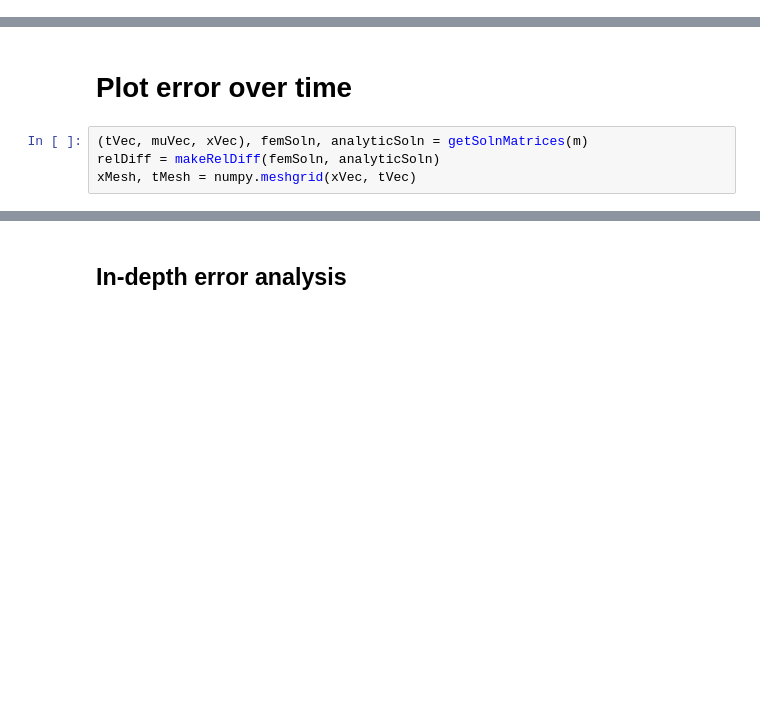
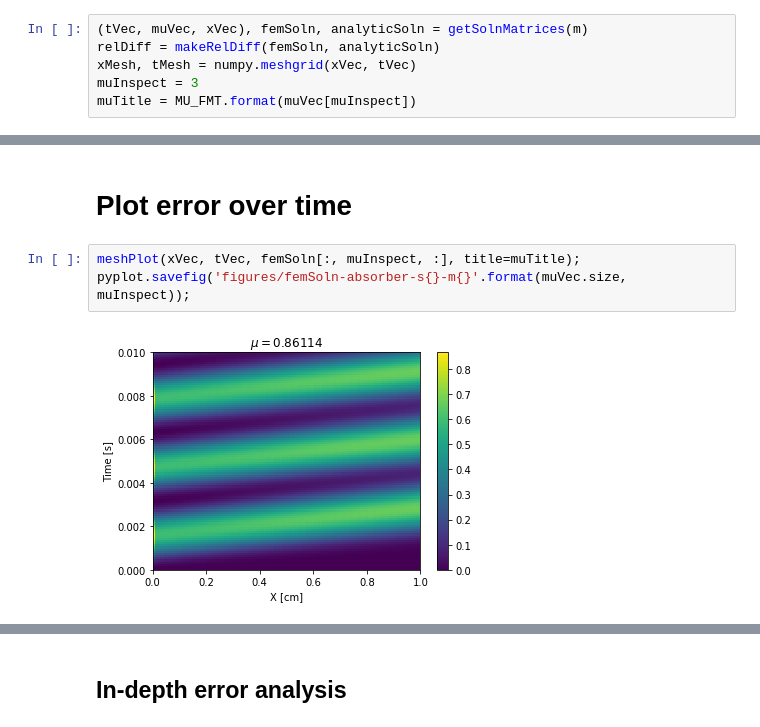
Before and after one commit to drewejohnson/fesnt, a Jupyter notebook: compare.ipynb, the cells around one changed output, grey strips where cells are left out. Drawn from its saved outputs; the diff is of its cells as text; blank space fills up the shorter version.

```diff
--- a/compare.ipynb
+++ b/compare.ipynb
@@ -60,0 +68,6 @@ def plotError(x, t, matrix, title=None, norm=None,
+# %%
+(tVec, muVec, xVec), femSoln, analyticSoln = getSolnMatrices(m)
+relDiff = makeRelDiff(femSoln, analyticSoln)
+xMesh, tMesh = numpy.meshgrid(xVec, tVec)
+muInspect = 3
+muTitle = MU_FMT.format(muVec[muInspect])
@@ -61,7 +83,8 @@ def plotError(x, t, matrix, title=None, norm=None,
 # %% [markdown]
 # Plot error over time
-# %%
-(tVec, muVec, xVec), femSoln, analyticSoln = getSolnMatrices(m)
-relDiff = makeRelDiff(femSoln, analyticSoln)
-xMesh, tMesh = numpy.meshgrid(xVec, tVec)
+# %%
+meshPlot(xVec, tVec, femSoln[:, muInspect, :], title=muTitle);
+pyplot.savefig('figures/femSoln-absorber-s{}-m{}'.format(muVec.size, muInspect));
+# %% [output]
+[figure, added]
 # %%
```
Also changed, not shown: parts of 8 cells of this notebook, 9 other files.
